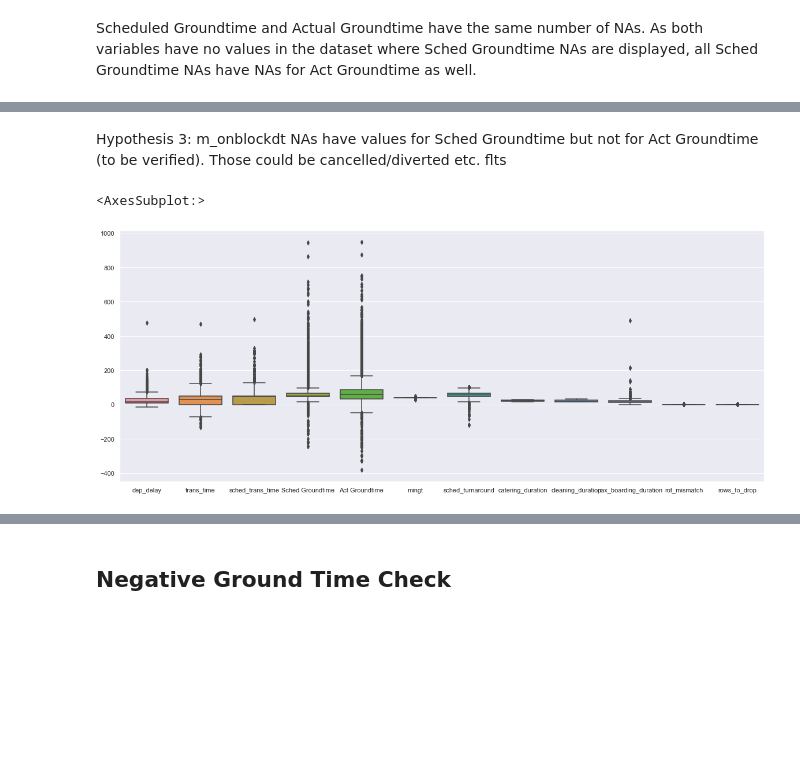
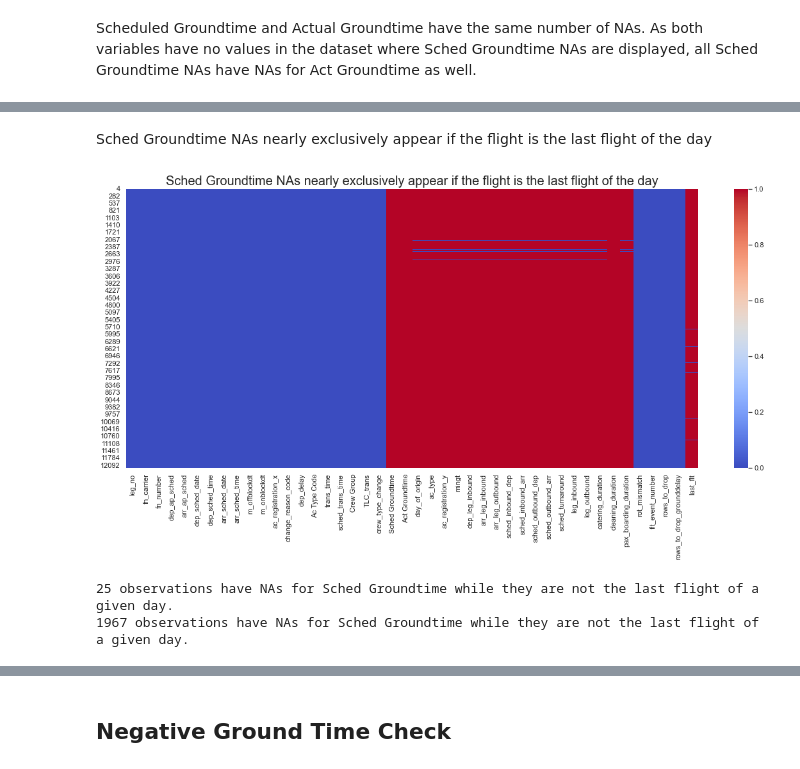
Before and after one commit to Paul1911/Delay-Prediction, a Jupyter notebook: notebooks/1raw_eda.ipynb, the cells around one changed output, grey strips where cells are left out. Saved outputs shown, nothing was run; the diff lists cells and outputs as text; code cells hidden in the pictures; blank space fills up the shorter version.

Commit message:
finalized NA analysis for Sched & Act Groundtime

```diff
--- a/notebooks/1raw_eda.ipynb
+++ b/notebooks/1raw_eda.ipynb
@@ -492,10 +476,27 @@ full_df[(full_df['ac_registration_x'] == 'ECLWHX') & (full_df['dep_sched_date']
-# %% [markdown]
-Hypothesis 3: m_onblockdt NAs have values for Sched Groundtime but not for Act Groundtime (to be verified). Those could be cancelled/diverted etc. flts
-# %%
-sns.set(rc={'figure.figsize':(20, 8)})
-sns.boxplot(data = full_df.drop(['leg_no', 'leg_inbound', 'leg_outbound'], axis = 1))
-
-# Todo: Check negative ground time
-# %% [output]
-<AxesSubplot:>
-[figure, removed]
+# %% [markdown]
+Sched Groundtime NAs nearly exclusively appear if the flight is the last flight of the day
+# %%
+temp = full_df.copy()
+
+# Create indicator for last flight of day
+temp['last_flt'] = np.where(temp['flt_event_number'].shift(-1).ge(temp['flt_event_number']) == True,
+    0,
+    np.nan
+)
+
+#temp.head(10)
+
+
+temp = temp[temp['rows_to_drop'] == 0] # Filter out rows which will be dropped
+temp = temp[temp['Sched Groundtime'].isna()] # Only keep rows which have NA for Sched Groundtime
+plt.title("Sched Groundtime NAs nearly exclusively appear if the flight is the last flight of the day", fontsize = 20)
+sns.heatmap(temp.isnull(), cmap='coolwarm') # visualize
+plt.show()
+
+# Count Sched Groundtime NAs which are not the last flight of a given day
+print(str(temp[temp['last_flt'] == 0]['leg_no'].count()) + " observations have NAs for Sched Groundtime while they are not the last flight of a given day.")
+print(str(temp[temp['last_flt'] != 0]['leg_no'].count()) + " observations have NAs for Sched Groundtime while they are not the last flight of a given day.")
+# %% [output]
+[figure, added]
+25 observations have NAs for Sched Groundtime while they are not the last flight of a given day.
+1967 observations have NAs for Sched Groundtime while they are not the last flight of a given day.
```
Also changed, not shown: parts of 12 cells of this notebook, 1 other file.
